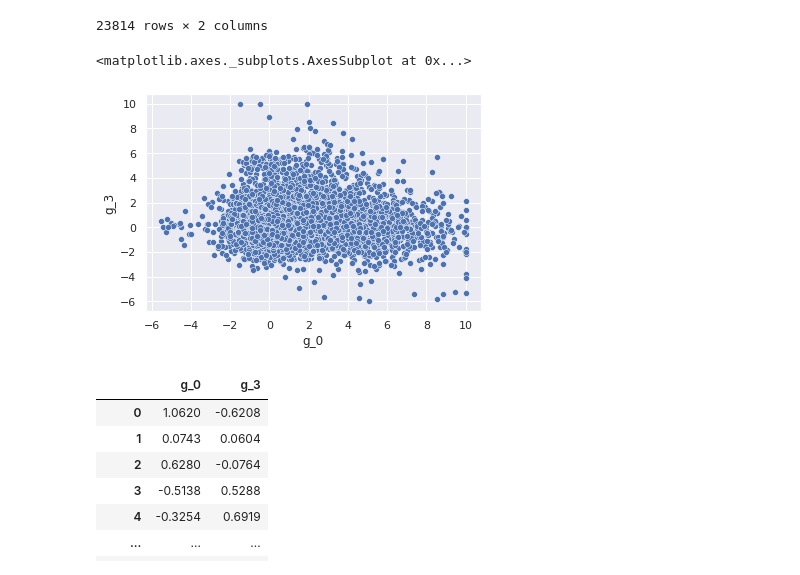
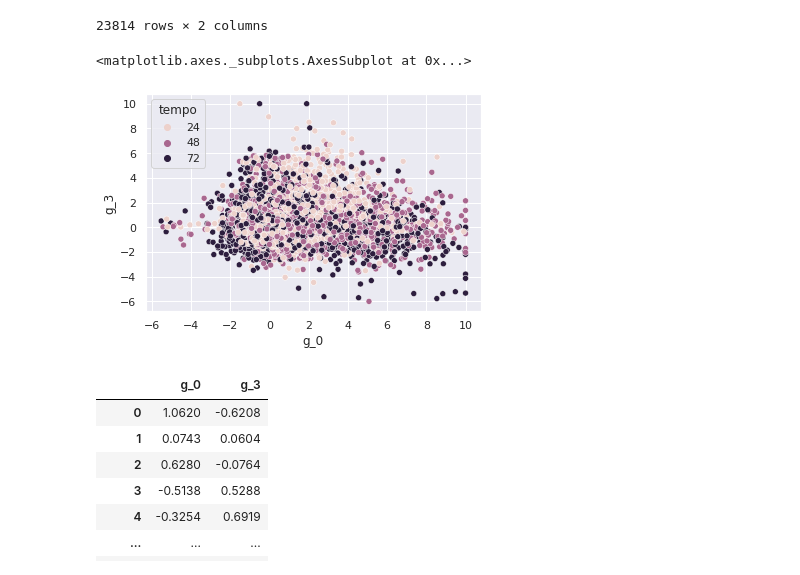
Before and after one commit to aruanalucena/New-Drug-Discovery-Project, a Jupyter notebook: Imersão_Dados_Aula01_02_03.ipynb, the cells around one changed output. Saved outputs shown, nothing was run; the diff lists cells and outputs as text; code cells hidden in the pictures.

```diff
--- a/Imersão_Dados_Aula01_02_03.ipynb
+++ b/Imersão_Dados_Aula01_02_03.ipynb
@@ -822,10 +822,10 @@ dados[['g_0','g_3']]
 23814 rows × 2 columns
 # %%
 
-sns.scatterplot(x= 'g_0', y = 'g_3',data=dados)
+sns.scatterplot(x= 'g_0', y = 'g_3',data=dados,hue='tempo')
 # %% [output]
 <matplotlib.axes._subplots.AxesSubplot at 0x...>
-[figure, old version]
+[figure, new version]
 # %%
 dados[['g_0','g_3']]
 # %% [output]
```
Also changed, not shown: parts of 4 cells of this notebook.
